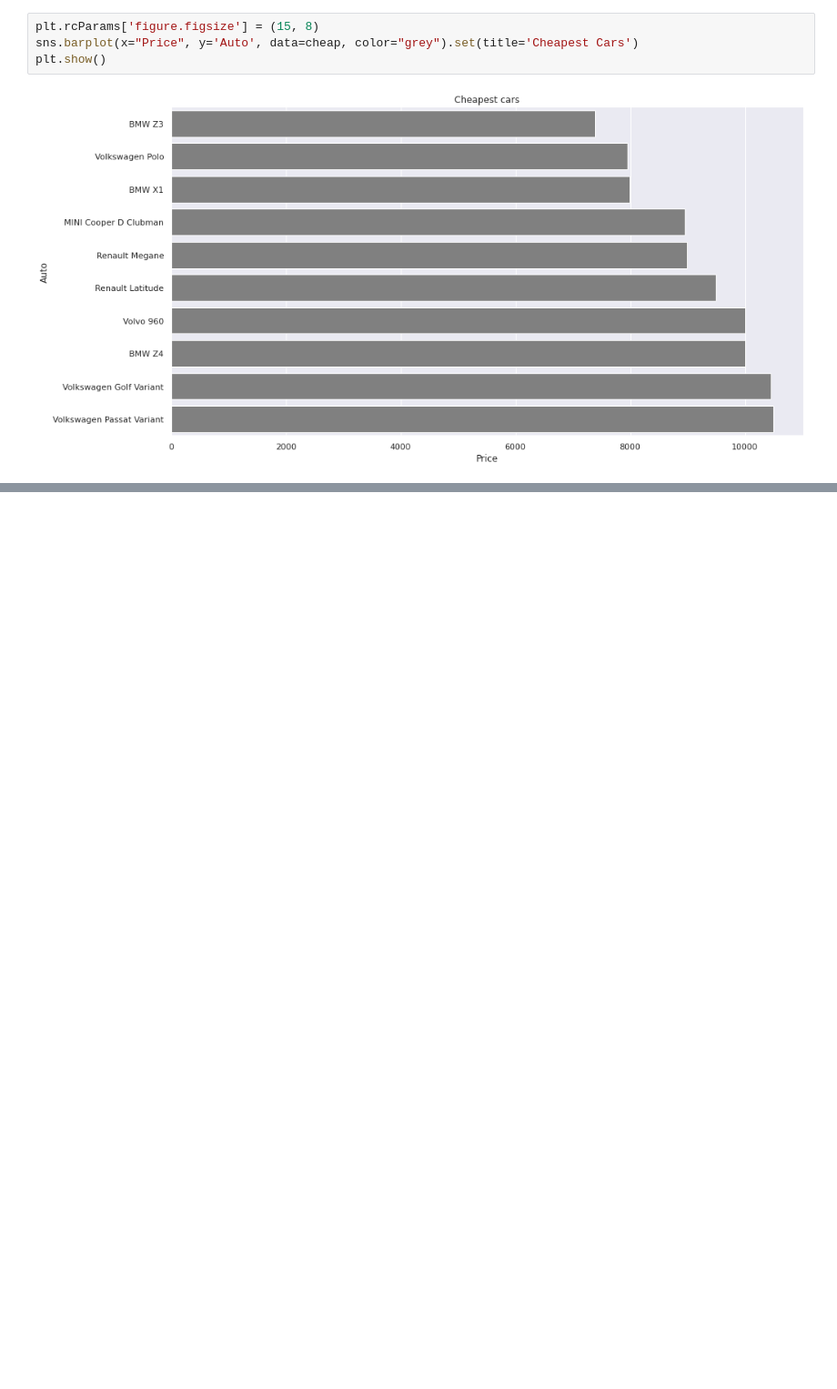
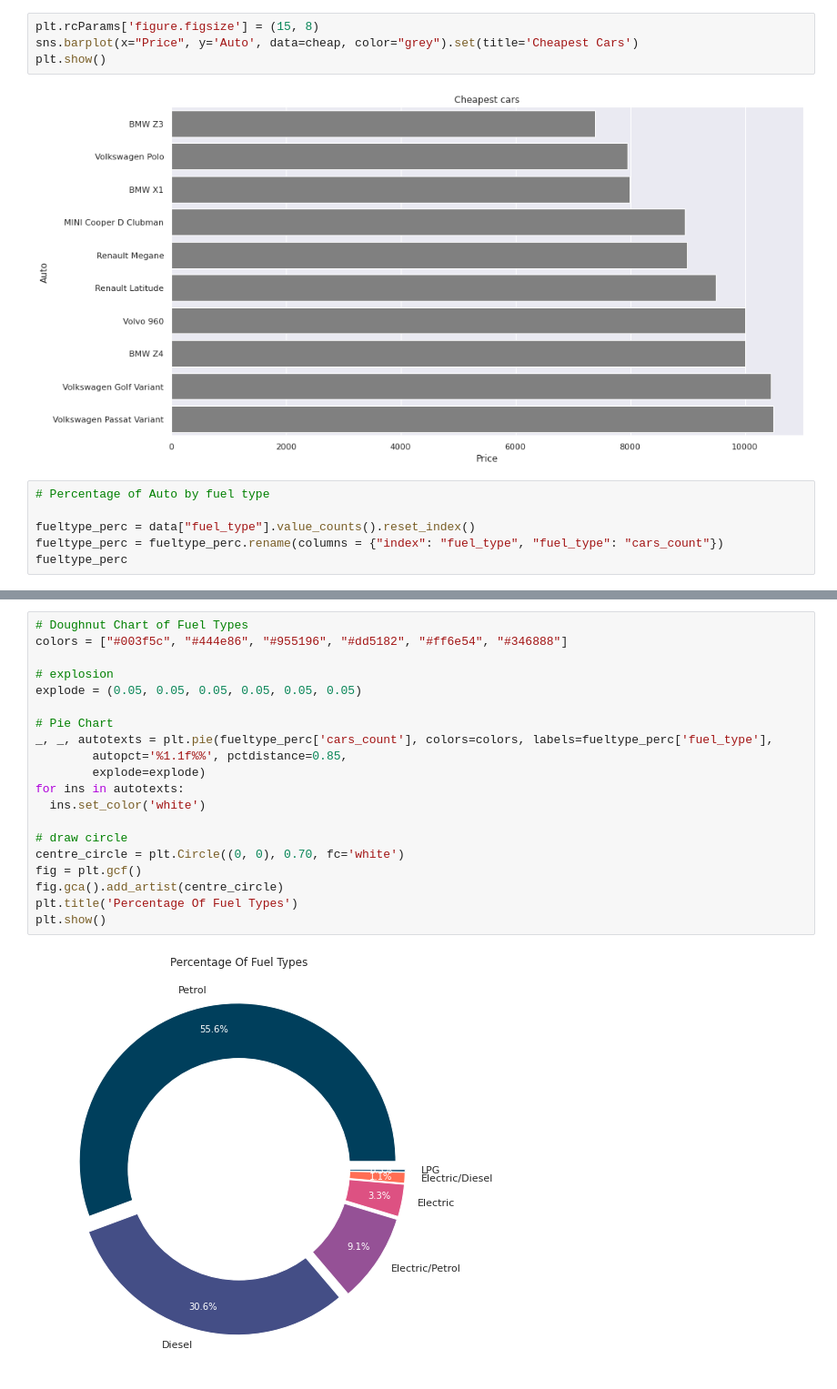
Before and after one commit to wa-le/autoscout24-webscrape-EDA, a Jupyter notebook: autoscout24_clean.ipynb, the cells around one changed output, grey strips where cells are left out. Shown at 91% size. Drawn from its saved outputs; the diff is of its cells as text; blank space fills up the shorter version.

```diff
--- a/autoscout24_clean.ipynb
+++ b/autoscout24_clean.ipynb
@@ -537,3 +537,9 @@ sns.barplot(x="Price", y='Auto', data=cheap, color="grey").set(title='Cheapest C
 plt.show()
 # %% [output]
 [figure]
+# %%
+# Percentage of Auto by fuel type
+
+fueltype_perc = data["fuel_type"].value_counts().reset_index()
+fueltype_perc = fueltype_perc.rename(columns = {"index": "fuel_type", "fuel_type": "cars_count"})
+fueltype_perc
@@ -539,0 +554,22 @@ plt.show()
+# %%
+# Doughnut Chart of Fuel Types
+colors = ["#003f5c", "#444e86", "#955196", "#dd5182", "#ff6e54", "#346888"]
+
+# explosion
+explode = (0.05, 0.05, 0.05, 0.05, 0.05, 0.05)
+
+# Pie Chart
+_, _, autotexts = plt.pie(fueltype_perc['cars_count'], colors=colors, labels=fueltype_perc['fuel_type'],
+        autopct='%1.1f%%', pctdistance=0.85,
+        explode=explode)
+for ins in autotexts:
+  ins.set_color('white')
+
+# draw circle
+centre_circle = plt.Circle((0, 0), 0.70, fc='white')
+fig = plt.gcf()
+fig.gca().add_artist(centre_circle)
+plt.title('Percentage Of Fuel Types')
+plt.show()
+# %% [output]
+[figure, added]
```
Also changed, not shown: parts of 6 cells of this notebook.
